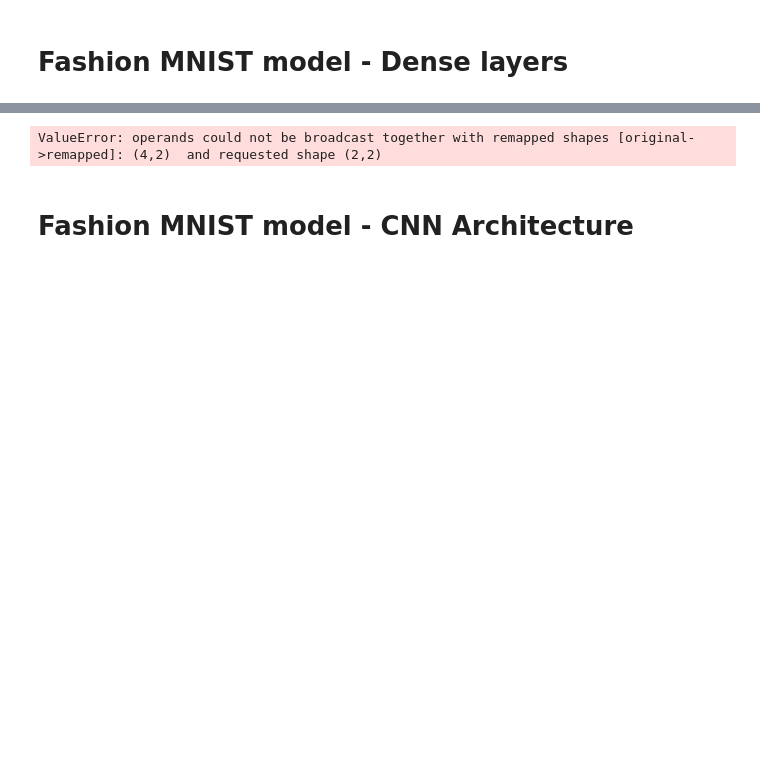
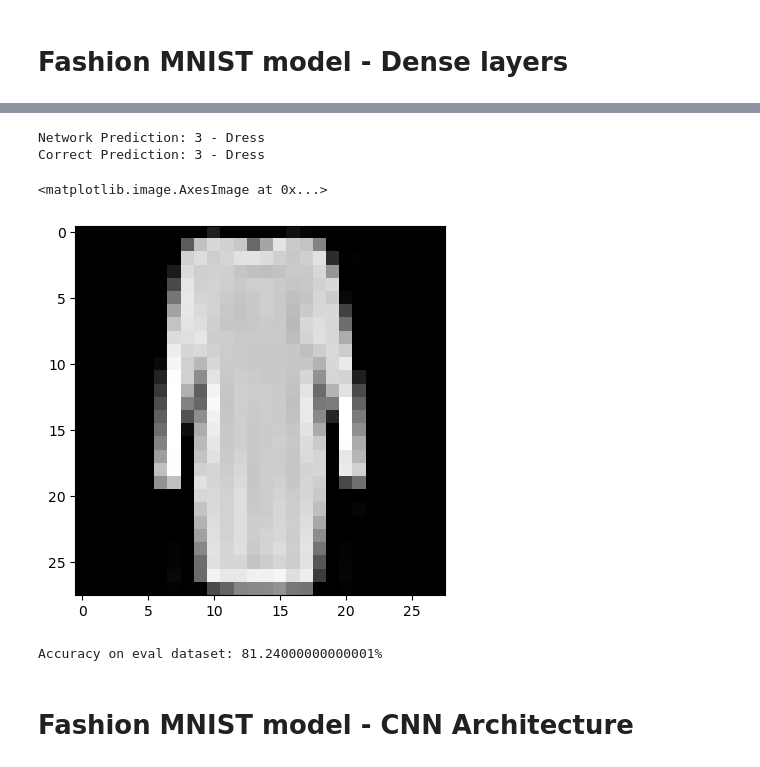
Before and after one commit to TENBrnak/CNNs_from_scratch, a Jupyter notebook: python/seminarka.ipynb, the cells around one changed output, grey strips where cells are left out. Cells and saved outputs as stored; diff of their text form; code cells hidden in the pictures; blank space fills up the shorter version.

Commit message:
trained and saved all models, made guides, comments and refactors

```diff
--- a/python/seminarka.ipynb
+++ b/python/seminarka.ipynb
@@ -162,6 +229,30 @@ class OptimizerSGD:
         self.decay = decay
         self.iterations = 0
         self.momentum = momentum
+
+    def __setitem__(self, key, value):
+        if key == 'learning_rate':
+            self.learning_rate = value
+        elif key == 'decay':
+            self.decay = value
+        elif key == 'current_learning_rate':
+            self.current_learning_rate = value
+        elif key == 'iterations':
+            self.iterations = value
+        elif key == 'momentum':
+            self.momentum = value
+
+    def __getitem__(self, item):
+        if item == 'learning_rate':
+            return self.learning_rate
+        elif item == 'decay':
+            return self.decay
+        elif item == 'current_learning_rate':
+            return self.current_learning_rate
+        elif item == 'iterations':
+            return self.iterations
+        elif item == 'momentum':
+            return self.momentum
 
     def pre_update_params(self):
         if self.decay:
@@ -288,9 +440,9 @@ Correct Prediction: 6
 # %% [markdown]
 # Fashion MNIST model - Dense layers
 # %%
-x_fashion, num_inputs_fashion = read_mnist_images('fashion_mnist/train-images-idx3-ubyte')
+x_fashion, num_inputs_fashion = read_mnist_images('../fashion_mnist/train-images-idx3-ubyte')
 x_fashion_flat = x_fashion.reshape(-1, 784) / 255.
-y_fashion = one_hot_encode(read_mnist_labels('fashion_mnist/train-labels-idx1-ubyte'), 10)
+y_fashion = one_hot_encode(read_mnist_labels('../fashion_mnist/train-labels-idx1-ubyte'), 10)
 # %%
 network_fashion_dense = Network([
     LayerDense(784, 10),
@@ -326,26 +493,30 @@ epoch: 29, acc: 0.900, loss: 2.630
 # %%
+# Specific Sample Testing
 test_sample_num = 301
-x_test, num_inputs = read_mnist_images('fashion_mnist/t10k-images-idx3-ubyte')
-x_test_flat = x_test.reshape(-1, 784) / 255.
-y_test = one_hot_encode(read_mnist_labels('fashion_mnist/t10k-labels-idx1-ubyte'), 10)
-network.forward_propagation(x_test_flat[test_sample_num:test_sample_num+1, :], y_test)
-print(f'Network Prediction: {np.argmax(network.layers[-1].output)}')
-print(f'Correct Prediction: {np.argmax(y_test[test_sample_num])}')
-plt.imshow(x_test[test_sample_num], cmap='gray')
+x_test_fashion, num_inputs_test_fashion = read_mnist_images('../fashion_mnist/t10k-images-idx3-ubyte')
+x_test_fashion_flat = x_test_fashion.reshape(-1, 784) / 255.
+y_test_fashion = one_hot_encode(read_mnist_labels('../fashion_mnist/t10k-labels-idx1-ubyte'), 10)
+network_fashion_dense.forward_propagation(x_test_fashion_flat[test_sample_num:test_sample_num+1, :], y_test_fashion)
+print(f'Network Prediction: {np.argmax(network_fashion_dense.layers[-1].output)} - {fashion_interpretation_dict[np.argmax(network_fashion_dense.layers[-1].output)]}')
+print(f'Correct Prediction: {np.argmax(y_test_fashion[test_sample_num])} - {fashion_interpretation_dict[np.argmax(y_test_fashion[test_sample_num])]}')
+plt.imshow(x_test_fashion[test_sample_num], cmap='gray')
+# %% [output]
+Network Prediction: 3 - Dress
+Correct Prediction: 3 - Dress
+<matplotlib.image.AxesImage at 0x...>
+[figure, added]
 # %%
+# General Evaluation
 count = 0
-x_test, num_inputs = read_mnist_images('fashion_mnist/t10k-images-idx3-ubyte')
-y_test = one_hot_encode(read_mnist_labels('fashion_mnist/t10k-labels-idx1-ubyte'), 10)
-for test_sample_num in range(num_inputs):
-    x_test_flat = x_test.reshape(-1, 784) / 255.
-    network_fashion_dense.forward_propagation(x_test_flat[test_sample_num:test_sample_num+1, :], y_test[test_sample_num:test_sample_num+1])
+for test_sample_num in range(num_inputs_test_fashion):
+    network_fashion_dense.forward_propagation(x_test_fashion_flat[test_sample_num:test_sample_num+1, :], y_test_fashion[test_sample_num:test_sample_num+1])
     pred = np.argmax(network_fashion_dense.layers[-1].output)
-    correct = np.argmax(y_test[test_sample_num])
+    correct = np.argmax(y_test_fashion[test_sample_num])
     if pred != correct:
         count += 1
 print(f'Accuracy on eval dataset: {100 - count/num_inputs * 100}%')
 # %% [output]
-ValueError: operands could not be broadcast together with remapped shapes [original->remapped]: (4,2)  and requested shape (2,2)
+Accuracy on eval dataset: 81.24000000000001%
 # %% [markdown]
 # Fashion MNIST model - CNN Architecture
 # %%
```
Also changed, not shown: parts of 19 cells of this notebook, 9 other files.
